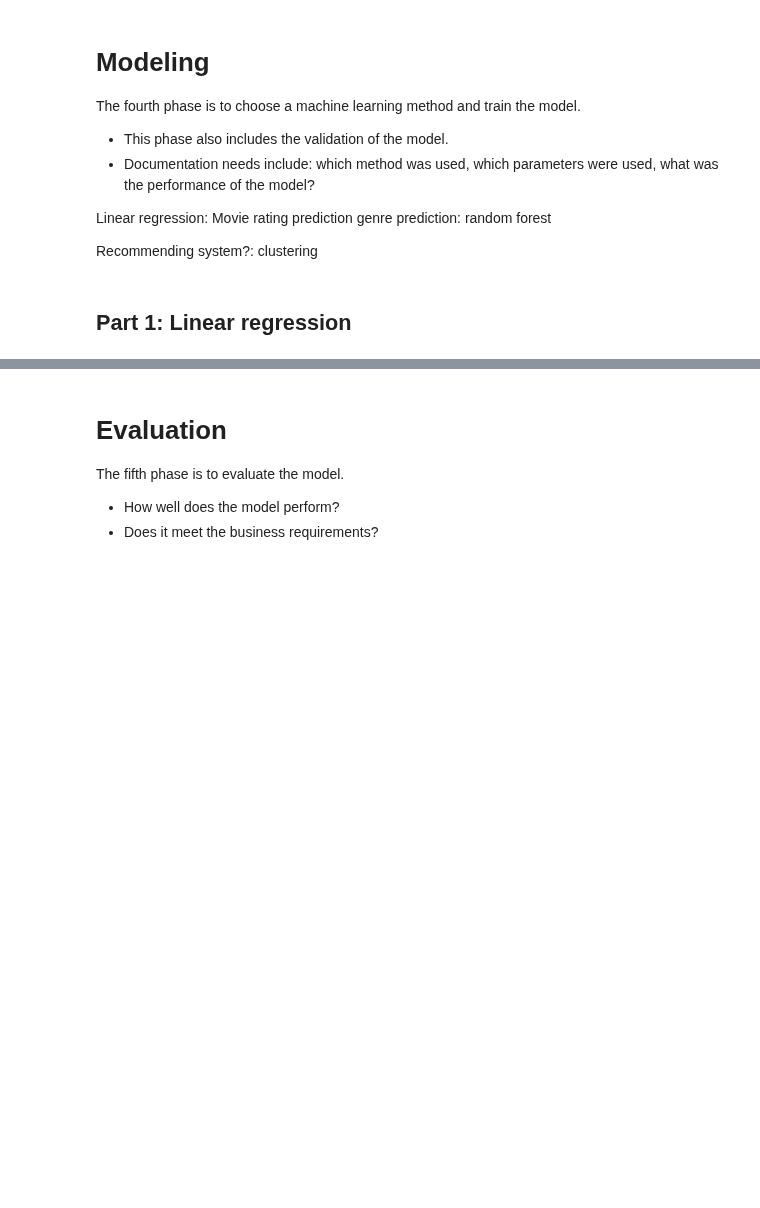
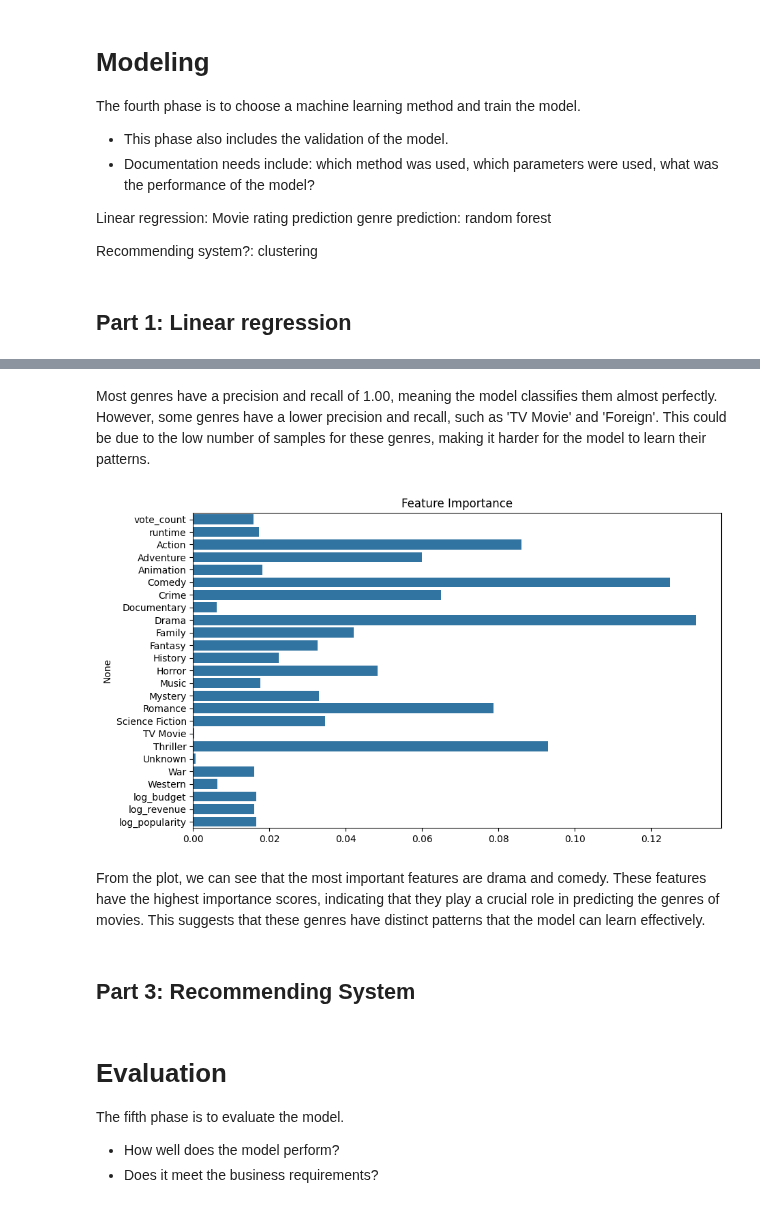
Before and after one commit to Islake/KoneOppiminen, a Jupyter notebook: tasks/Harjoitustyö.ipynb, the cells around one changed output, grey strips where cells are left out. Saved outputs shown, nothing was run; the diff lists cells and outputs as text; code cells hidden in the pictures; blank space fills up the shorter version.

Commit message:
Genre prediction tehty

```diff
--- a/tasks/Harjoitustyö.ipynb
+++ b/tasks/Harjoitustyö.ipynb
@@ -176,0 +200,31 @@ Recommending system?: clustering
+# %%
+from sklearn.ensemble import RandomForestClassifier
+from sklearn.metrics import classification_report, accuracy_score
+from matplotlib import pyplot as plt
+from sklearn.tree import plot_tree
+import seaborn as sns
+from sklearn.model_selection import GridSearchCV
+
+# Train-test split
+X_train, X_test, y_train, y_test = train_test_split(X_genre, y_genre, test_size=0.3, random_state=42)
+
+# Train Random Forest Classifier
+param_grid = {
+    "n_estimators": [100, 200],
+    "max_depth": [10, None],
+    "min_samples_split": [2, 5]
+}
+
+# Grid search for hyperparameter tuning
+grid_search = GridSearchCV(RandomForestClassifier(), param_grid, cv=2, scoring="f1_micro")
+grid_search.fit(X_train, y_train)
+
+best_model = grid_search.best_estimator_
+
+# Predict genres on test set
+y_pred = best_model.predict(X_test)
+
+
+
+print("Accuracy:", accuracy_score(y_test, y_pred))
+print("\nClassification Report:\n", classification_report(y_test, y_pred, target_names=y_test.columns, zero_division=0))
@@ -177,3 +249,20 @@ Recommending system?: clustering
+# %% [markdown]
+Most genres have a precision and recall of 1.00, meaning the model classifies them almost perfectly. However, some genres have a lower precision and recall, such as 'TV Movie' and 'Foreign'. This could be due to the low number of samples for these genres, making it harder for the model to learn their patterns.
+# %%
+# Plot feature importance
+importances = best_model.feature_importances_
+features = X_train.columns
+
+plt.figure(figsize=(10, 6))
+sns.barplot(x=importances, y=features)
+plt.title("Feature Importance")
+plt.show()
+# %% [output]
+[figure, added]
+# %% [markdown]
+From the plot, we can see that the most important features are drama and comedy. These features have the highest importance scores, indicating that they play a crucial role in predicting the genres of movies. This suggests that these genres have distinct patterns that the model can learn effectively.
+# %% [markdown]
+## Part 3: Recommending System
 # %% [markdown]
 # Evaluation
 The fifth phase is to evaluate the model.
```
Also changed, not shown: parts of 5 cells of this notebook.
